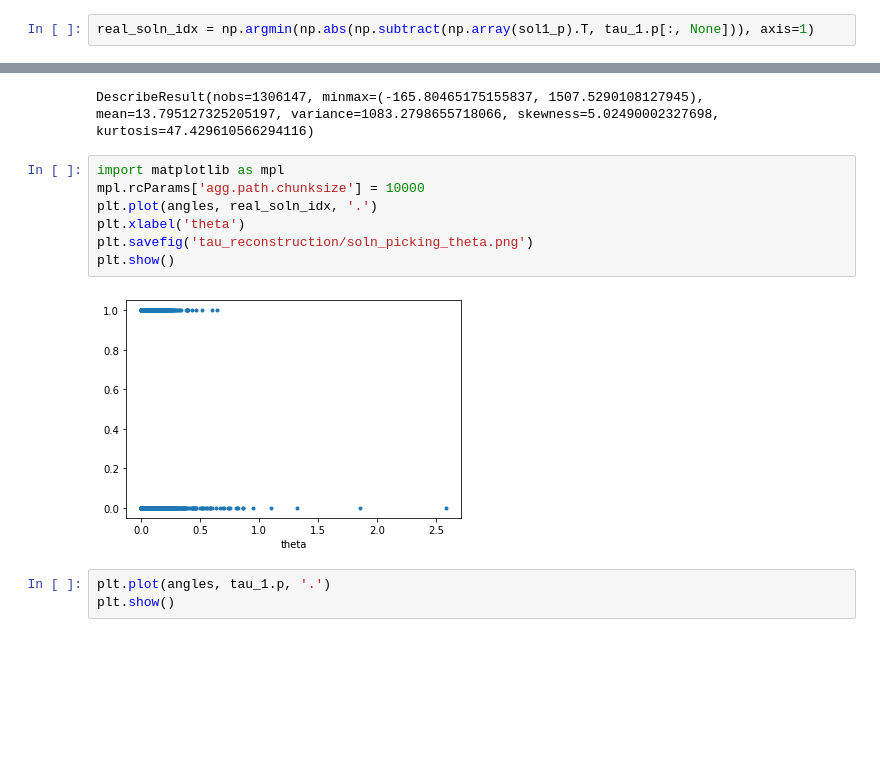
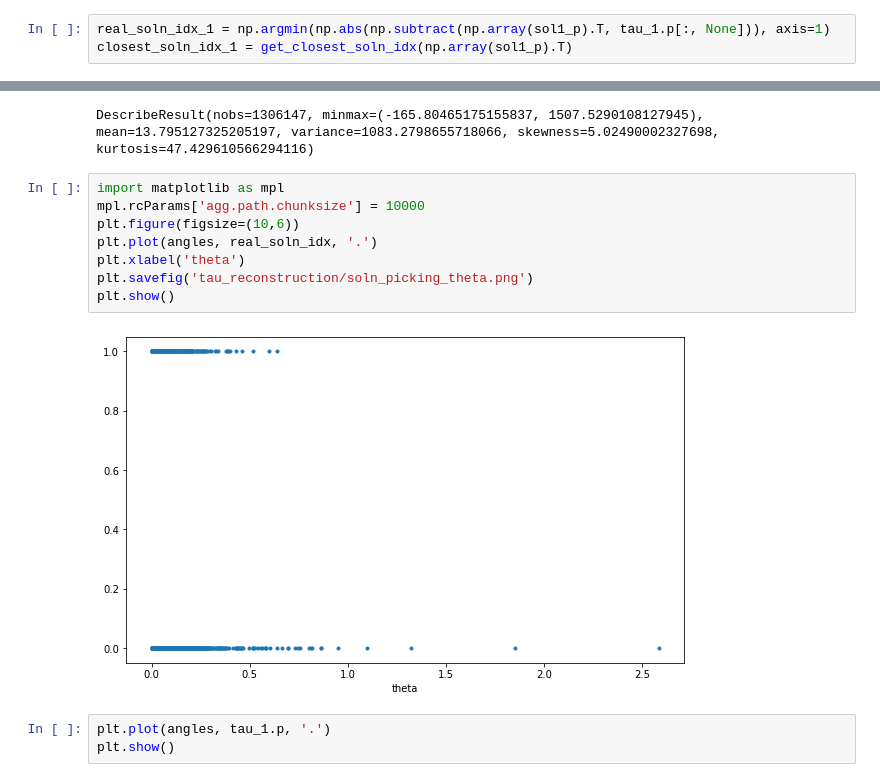
Before and after one commit to stanleyycheung/MSci-Project-HiggsTauTau, a Jupyter notebook: stanley/tau_reconstruction.ipynb, the cells around one changed output, grey strips where cells are left out. Drawn from its saved outputs; the diff is of its cells as text; blank space fills up the shorter version.

```diff
--- a/stanley/tau_reconstruction.ipynb
+++ b/stanley/tau_reconstruction.ipynb
@@ -249,4 +274,5 @@ angles = np.arccos(np.einsum('ij, ij->i', normaliseVector(a1_1_z), normaliseVect
 # %% [output]
 1.0
 # %%
-real_soln_idx = np.argmin(np.abs(np.subtract(np.array(sol1_p).T, tau_1.p[:, None])), axis=1)
+real_soln_idx_1 = np.argmin(np.abs(np.subtract(np.array(sol1_p).T, tau_1.p[:, None])), axis=1)
+closest_soln_idx_1 = get_closest_soln_idx(np.array(sol1_p).T)
@@ -304,12 +349,13 @@ DescribeResult(nobs=1306147, minmax=(-165.80465175155837, 1507.5290108127945), m
 # %%
 import matplotlib as mpl
 mpl.rcParams['agg.path.chunksize'] = 10000
+plt.figure(figsize=(10,6))
 plt.plot(angles, real_soln_idx, '.')
 plt.xlabel('theta')
 plt.savefig('tau_reconstruction/soln_picking_theta.png')
 plt.show()
 # %% [output]
-[figure, old version]
+[figure, new version]
 # %%
 plt.plot(angles, tau_1.p, '.')
 plt.show()
```
Also changed, not shown: parts of 7 cells of this notebook, 6 other files.
